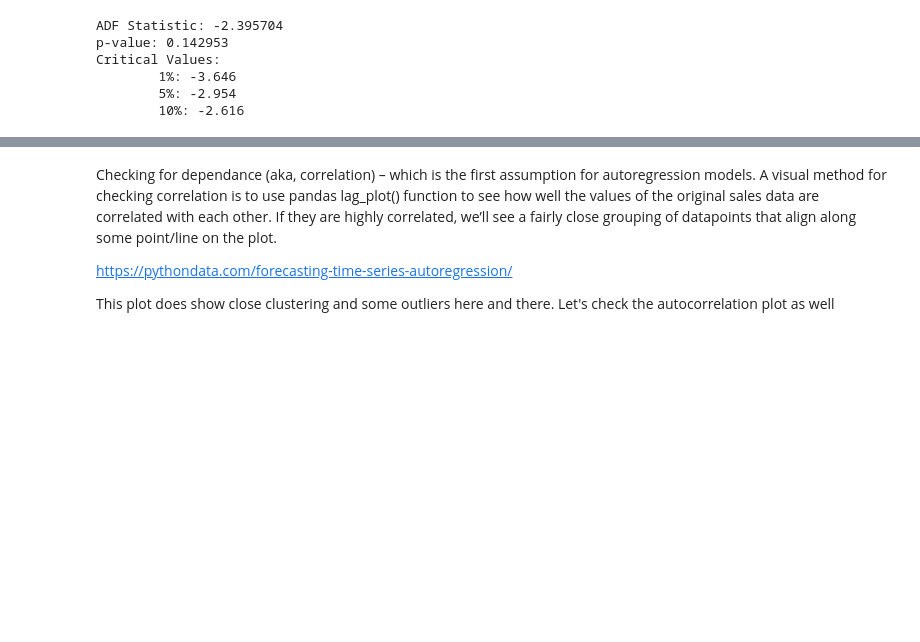
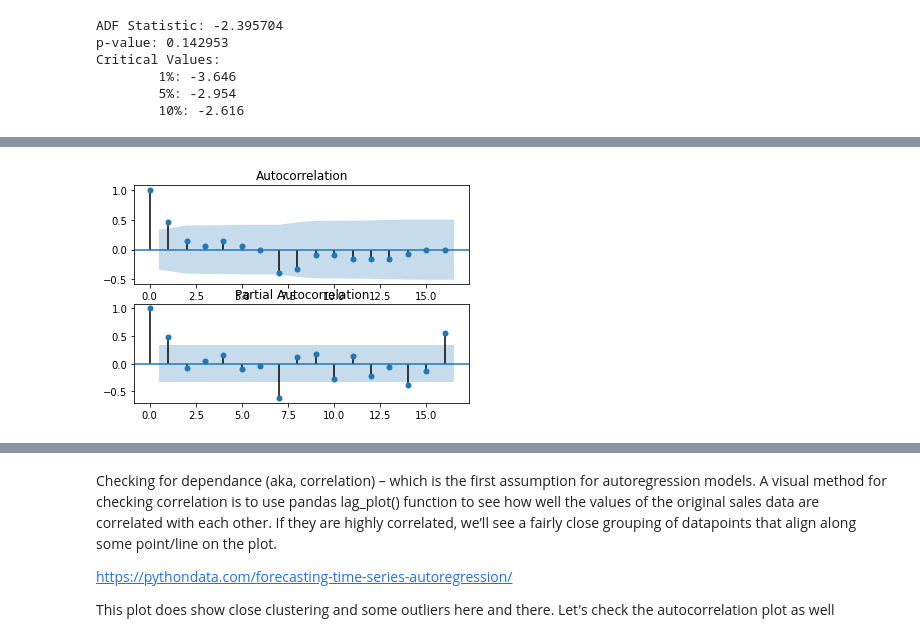
Before and after one commit to aruna09/Predict-Future-Sales, a Jupyter notebook: PredictFutureSales.ipynb, the cells around one changed output, grey strips where cells are left out. Cells and saved outputs as stored; diff of their text form; code cells hidden in the pictures; blank space fills up the shorter version.

```diff
--- a/PredictFutureSales.ipynb
+++ b/PredictFutureSales.ipynb
@@ -144,0 +153,14 @@ train.plot()
+# %%
+from statsmodels.graphics.tsaplots import plot_acf
+from statsmodels.graphics.tsaplots import plot_pacf
+from matplotlib import pyplot
+
+pyplot.figure()
+pyplot.subplot(211)
+plot_acf(detrended_set['stationaryitem_cnt_day'], ax=pyplot.gca())
+
+pyplot.subplot(212)
+plot_pacf(detrended_set['stationaryitem_cnt_day'], ax=pyplot.gca())
+pyplot.show()
+# %% [output]
+[figure, added]
```
Also changed, not shown: parts of 15 cells of this notebook.
